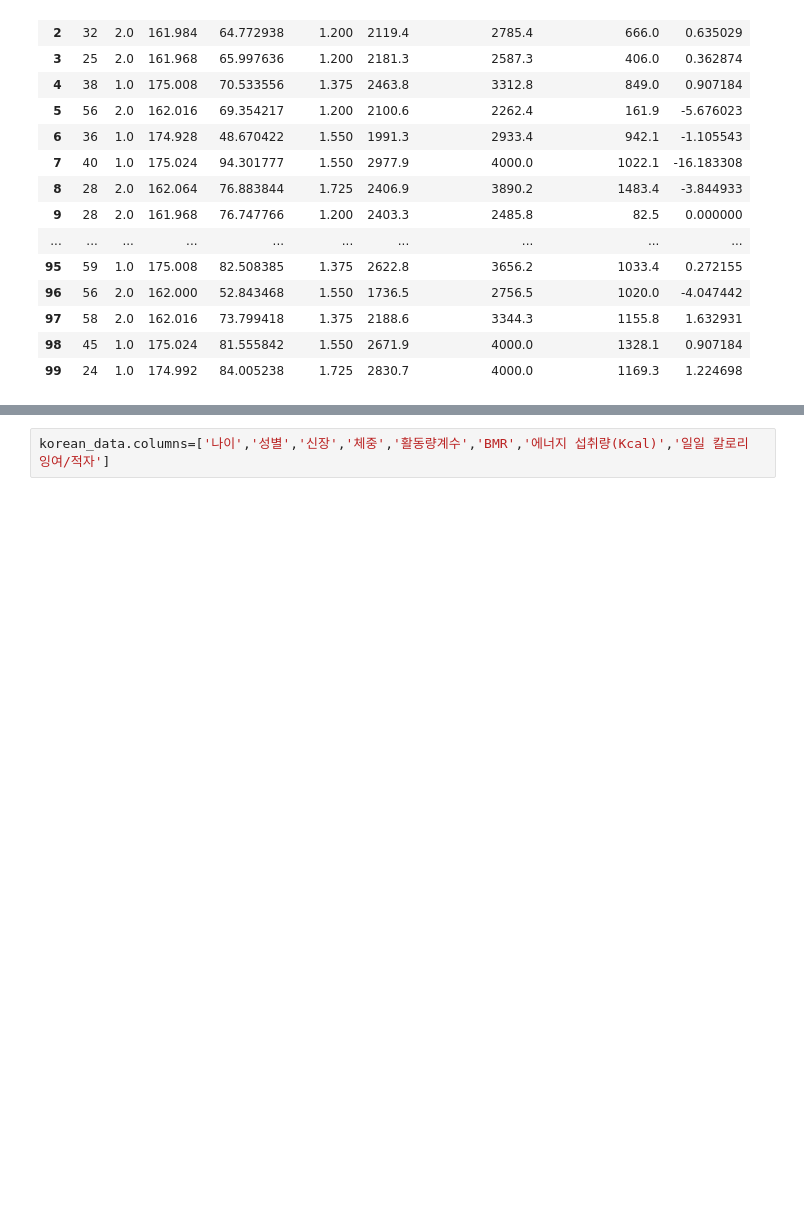
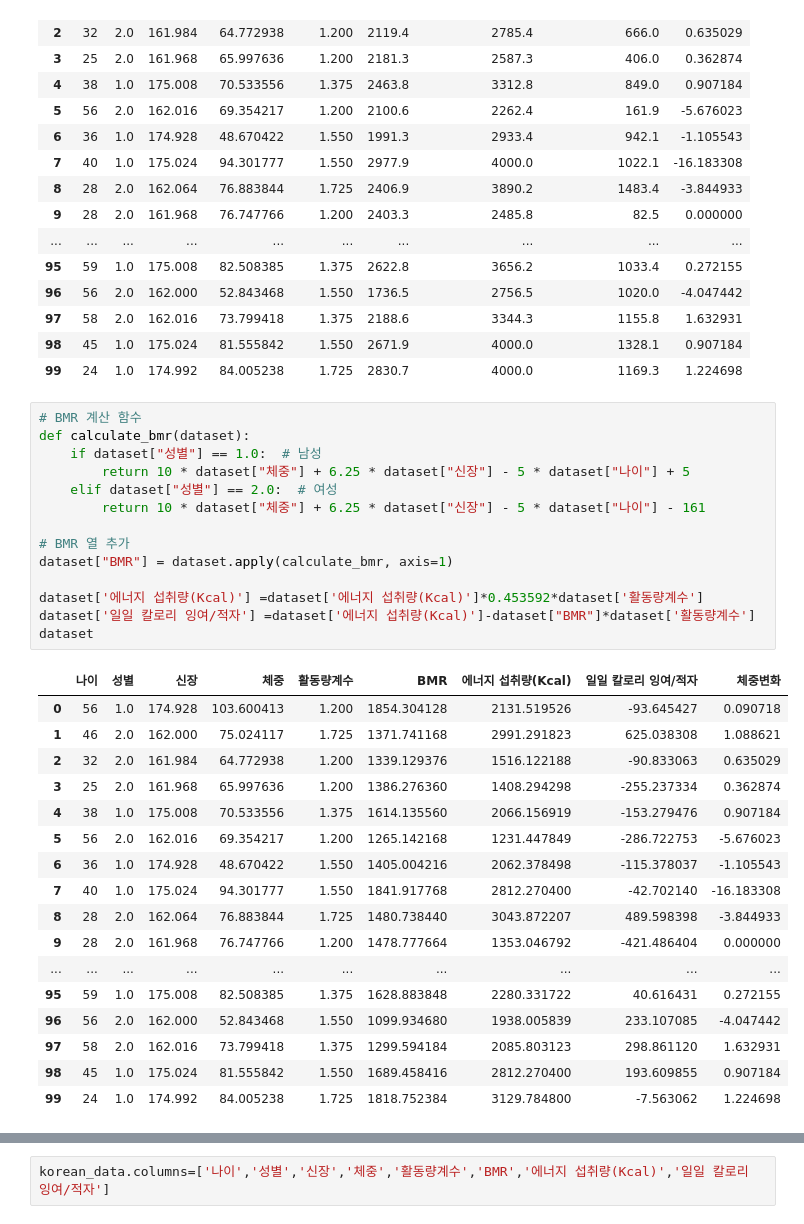
Before and after one commit to ssoom98/personal_project, a Jupyter notebook: python/포트폴리오용 - 학습할 데이터 전처리후 학습.ipynb, the cells around one changed output, grey strips where cells are left out. Drawn from its saved outputs; the diff is of its cells as text; blank space fills up the shorter version.

```diff
--- a/python/포트폴리오용 - 학습할 데이터 전처리후 학습.ipynb
+++ b/python/포트폴리오용 - 학습할 데이터 전처리후 학습.ipynb
@@ -331,5 +318,37 @@ dataset
 | 97 | 58 | 2.0 | 162.016 | 73.799418 | 1.375 | 2188.6 | 3344.3 | 1155.8 | 1.632931 |
 | 98 | 45 | 1.0 | 175.024 | 81.555842 | 1.550 | 2671.9 | 4000.0 | 1328.1 | 0.907184 |
 | 99 | 24 | 1.0 | 174.992 | 84.005238 | 1.725 | 2830.7 | 4000.0 | 1169.3 | 1.224698 |
+# %%
+# BMR 계산 함수
+def calculate_bmr(dataset):
+    if dataset["성별"] == 1.0:  # 남성
+        return 10 * dataset["체중"] + 6.25 * dataset["신장"] - 5 * dataset["나이"] + 5
+    elif dataset["성별"] == 2.0:  # 여성
+        return 10 * dataset["체중"] + 6.25 * dataset["신장"] - 5 * dataset["나이"] - 161
+
+# BMR 열 추가
+dataset["BMR"] = dataset.apply(calculate_bmr, axis=1)
+
+dataset['에너지 섭취량(Kcal)'] =dataset['에너지 섭취량(Kcal)']*0.453592*dataset['활동량계수']
+dataset['일일 칼로리 잉여/적자'] =dataset['에너지 섭취량(Kcal)']-dataset["BMR"]*dataset['활동량계수']
+dataset
+# %% [output]
+|  | 나이 | 성별 | 신장 | 체중 | 활동량계수 | BMR | 에너지 섭취량(Kcal) | 일일 칼로리 잉여/적자 | 체중변화 |
+| 0 | 56 | 1.0 | 174.928 | 103.600413 | 1.200 | 1854.304128 | 2131.519526 | -93.645427 | 0.090718 |
+| 1 | 46 | 2.0 | 162.000 | 75.024117 | 1.725 | 1371.741168 | 2991.291823 | 625.038308 | 1.088621 |
+| 2 | 32 | 2.0 | 161.984 | 64.772938 | 1.200 | 1339.129376 | 1516.122188 | -90.833063 | 0.635029 |
+| 3 | 25 | 2.0 | 161.968 | 65.997636 | 1.200 | 1386.276360 | 1408.294298 | -255.237334 | 0.362874 |
+| 4 | 38 | 1.0 | 175.008 | 70.533556 | 1.375 | 1614.135560 | 2066.156919 | -153.279476 | 0.907184 |
+| 5 | 56 | 2.0 | 162.016 | 69.354217 | 1.200 | 1265.142168 | 1231.447849 | -286.722753 | -5.676023 |
+| 6 | 36 | 1.0 | 174.928 | 48.670422 | 1.550 | 1405.004216 | 2062.378498 | -115.378037 | -1.105543 |
+| 7 | 40 | 1.0 | 175.024 | 94.301777 | 1.550 | 1841.917768 | 2812.270400 | -42.702140 | -16.183308 |
+| 8 | 28 | 2.0 | 162.064 | 76.883844 | 1.725 | 1480.738440 | 3043.872207 | 489.598398 | -3.844933 |
+| 9 | 28 | 2.0 | 161.968 | 76.747766 | 1.200 | 1478.777664 | 1353.046792 | -421.486404 | 0.000000 |
+| ... | ... | ... | ... | ... | ... | ... | ... | ... | ... |
+| 95 | 59 | 1.0 | 175.008 | 82.508385 | 1.375 | 1628.883848 | 2280.331722 | 40.616431 | 0.272155 |
+| 96 | 56 | 2.0 | 162.000 | 52.843468 | 1.550 | 1099.934680 | 1938.005839 | 233.107085 | -4.047442 |
+| 97 | 58 | 2.0 | 162.016 | 73.799418 | 1.375 | 1299.594184 | 2085.803123 | 298.861120 | 1.632931 |
+| 98 | 45 | 1.0 | 175.024 | 81.555842 | 1.550 | 1689.458416 | 2812.270400 | 193.609855 | 0.907184 |
+| 99 | 24 | 1.0 | 174.992 | 84.005238 | 1.725 | 1818.752384 | 3129.784800 | -7.563062 | 1.224698 |
 # %%
 # 종속변수 : 체중변화 # 독립변수: 나머지변수
```
Also changed, not shown: parts of 12 cells of this notebook, 2 other files.
